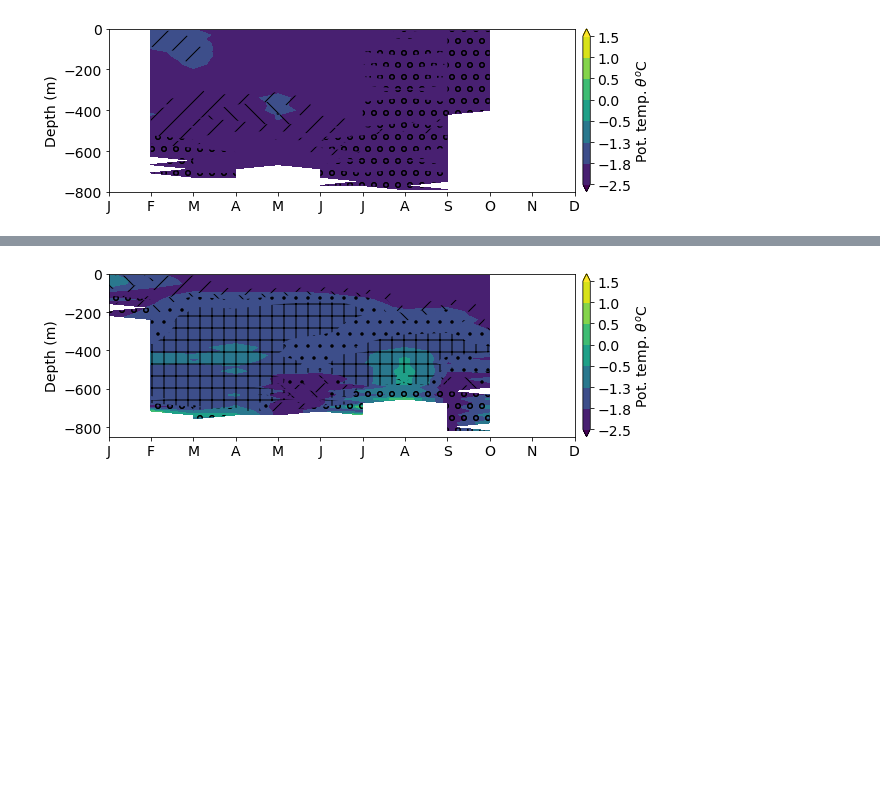
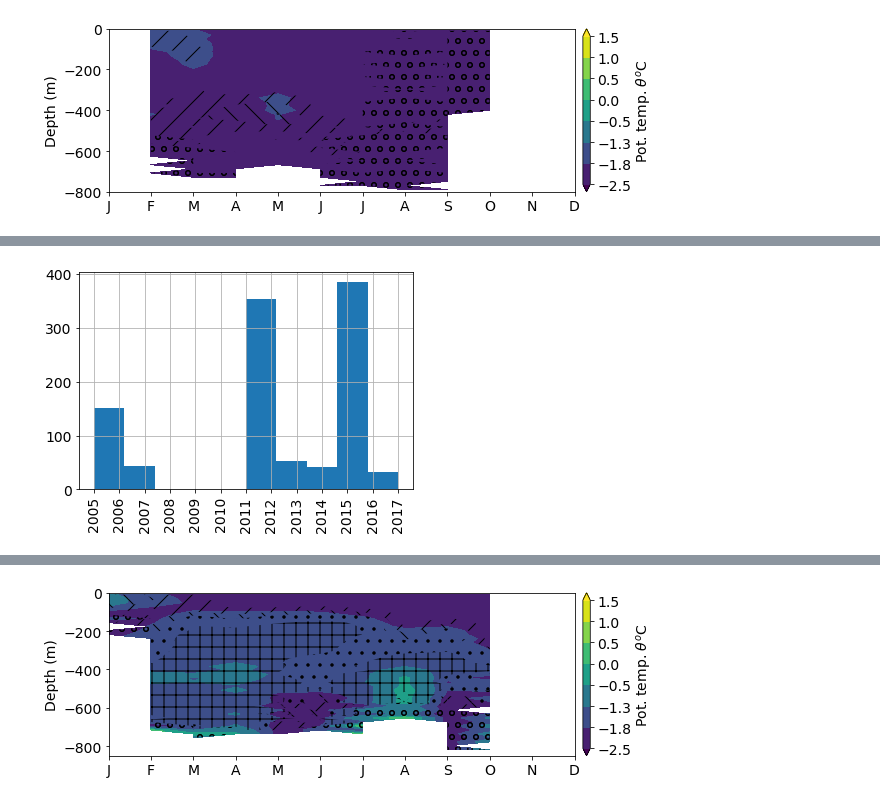
Before and after one commit to adityarn/antarctic_margins_MEOP, a Jupyter notebook: MEOP_Analysis_Part2.ipynb, the cells around one changed output, grey strips where cells are left out. Cells and saved outputs as stored; diff of their text form; code cells hidden in the pictures; blank space fills up the shorter version.

```diff
--- a/MEOP_Analysis_Part2.ipynb
+++ b/MEOP_Analysis_Part2.ipynb
@@ -780,0 +792,6 @@ array([ 810.76252944])
+# %%
+dfmg[CDP & gline_le_75km].loc[dfmg[CDP & gline_le_75km].groupby("PROFILE_NUMBER").head(1).index, "JULD"].dt.year.hist()
+plt.xticks(np.arange(2005, 2018,1), rotation=90 )
+plt.show()
+# %% [output]
+[figure, added]
```
Also changed, not shown: parts of 12 cells of this notebook, 9 other files.
